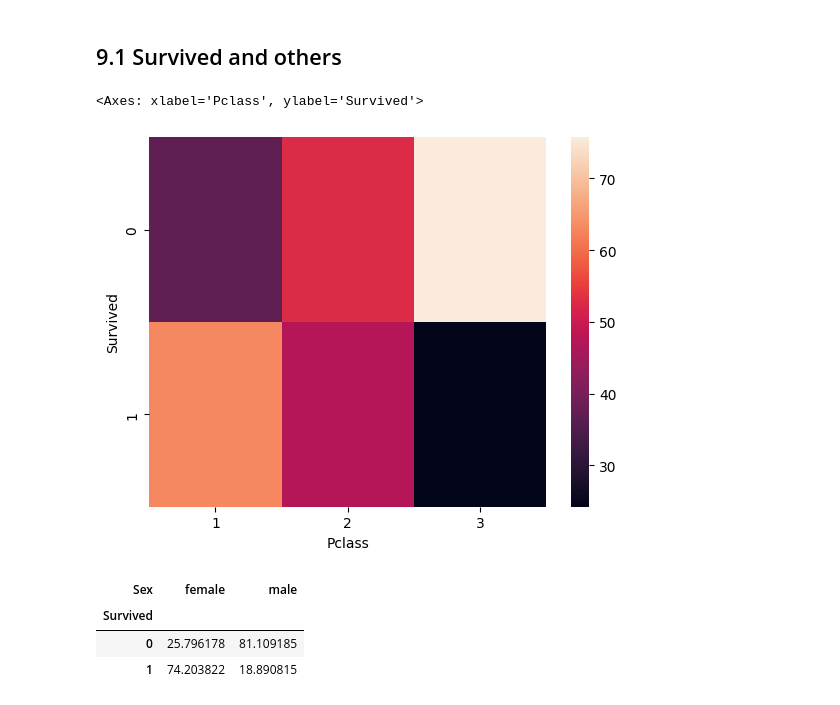
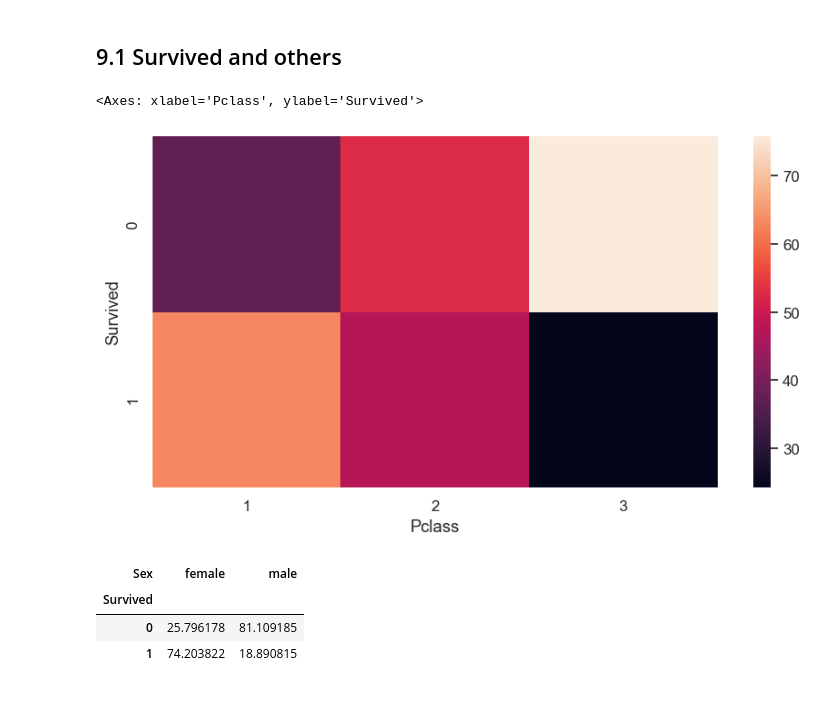
Before and after one commit to shahbarhussain/Titanic-EDA-survival-analysis, a Jupyter notebook: Titanic_EDA.ipynb, the cells around one changed output. Saved outputs shown, nothing was run; the diff lists cells and outputs as text; code cells hidden in the pictures.

```diff
--- a/Titanic_EDA.ipynb
+++ b/Titanic_EDA.ipynb
@@ -16,10 +16,24 @@ import pandas as pd
 import numpy as np
 import seaborn as sns
 import matplotlib.pyplot as plt
+# %%
+# ============================================================
+# GLOBAL PLOT SETTINGS
+# ============================================================
+
+# Set a consistent, professional visual theme for all plots
+sns.set_theme(style='whitegrid', palette='muted', font_scale=1.1)
+plt.rcParams['figure.figsize'] = (10, 5)      # default figure size
+plt.rcParams['axes.titlesize'] = 14            # title font size
+plt.rcParams['axes.titleweight'] = 'bold'      # bold titles
+plt.rcParams['figure.dpi'] = 100              # display resolution
+
+# Color palette for survived/not-survived (used consistently)
+SURVIVAL_PALETTE = {0: '#E74C3C', 1: '#2ECC71'}  # red = died, green = survived
 # %% [markdown]
 # 3. Load Dataset
 # %%
-titanic_dataset = pd.read_csv('train.csv')
+df = pd.read_csv('train.csv')
 # %% [markdown]
 # 4. Data Overview
 - Contains the passengers detail of The infamous Titanic (1912), whether they survived or not.
@@ -743,9 +894,9 @@ merged_data.to_csv('merged_data_df.csv')
 ## 9.1 Survived and others
 # %%
 #Survived vs Classes
-sns.heatmap(pd.crosstab(titanic_dataset['Survived'],titanic_dataset['Pclass'],normalize='columns')*100)
+sns.heatmap(pd.crosstab(df['Survived'],df['Pclass'],normalize='columns')*100)
 # %% [output]
 <Axes: xlabel='Pclass', ylabel='Survived'>
-[figure, old version]
+[figure, new version]
 # %%
 #Survived vs Sex
```
Also changed, not shown: parts of 197 cells of this notebook, 2 other files.
